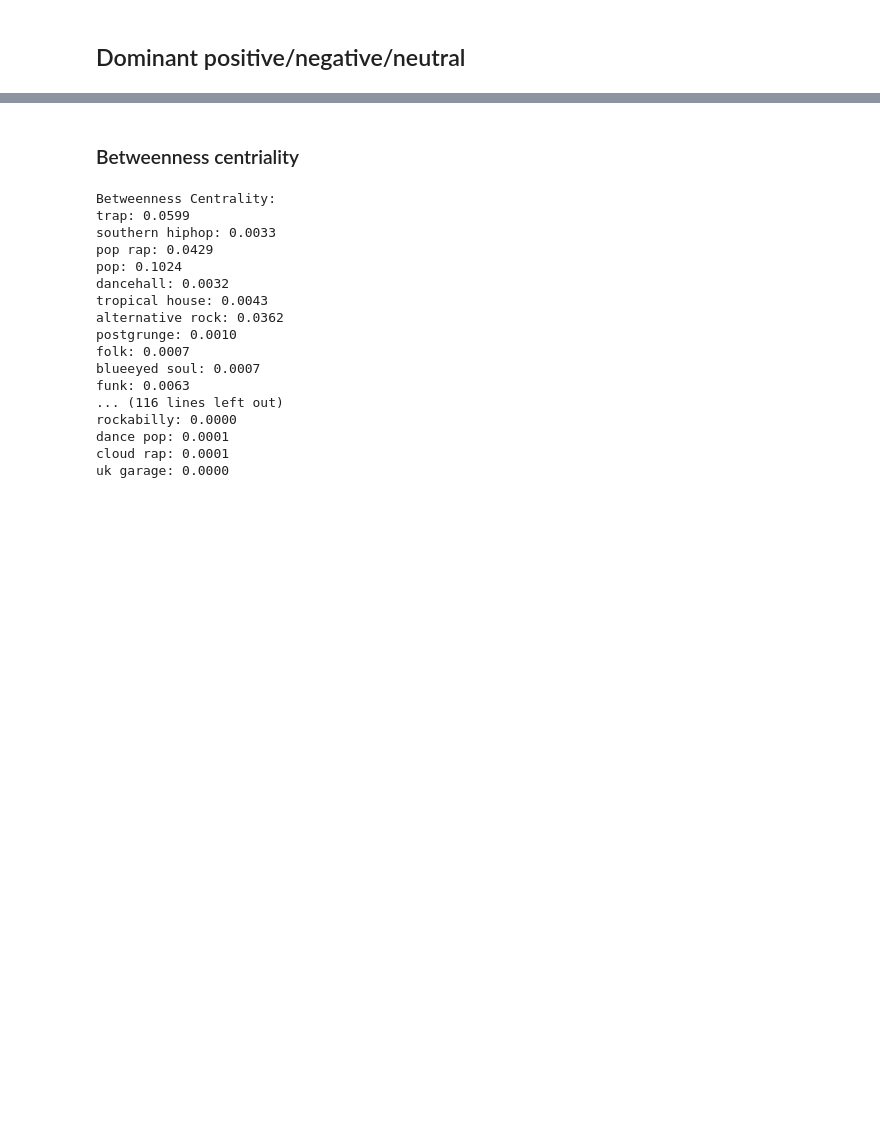
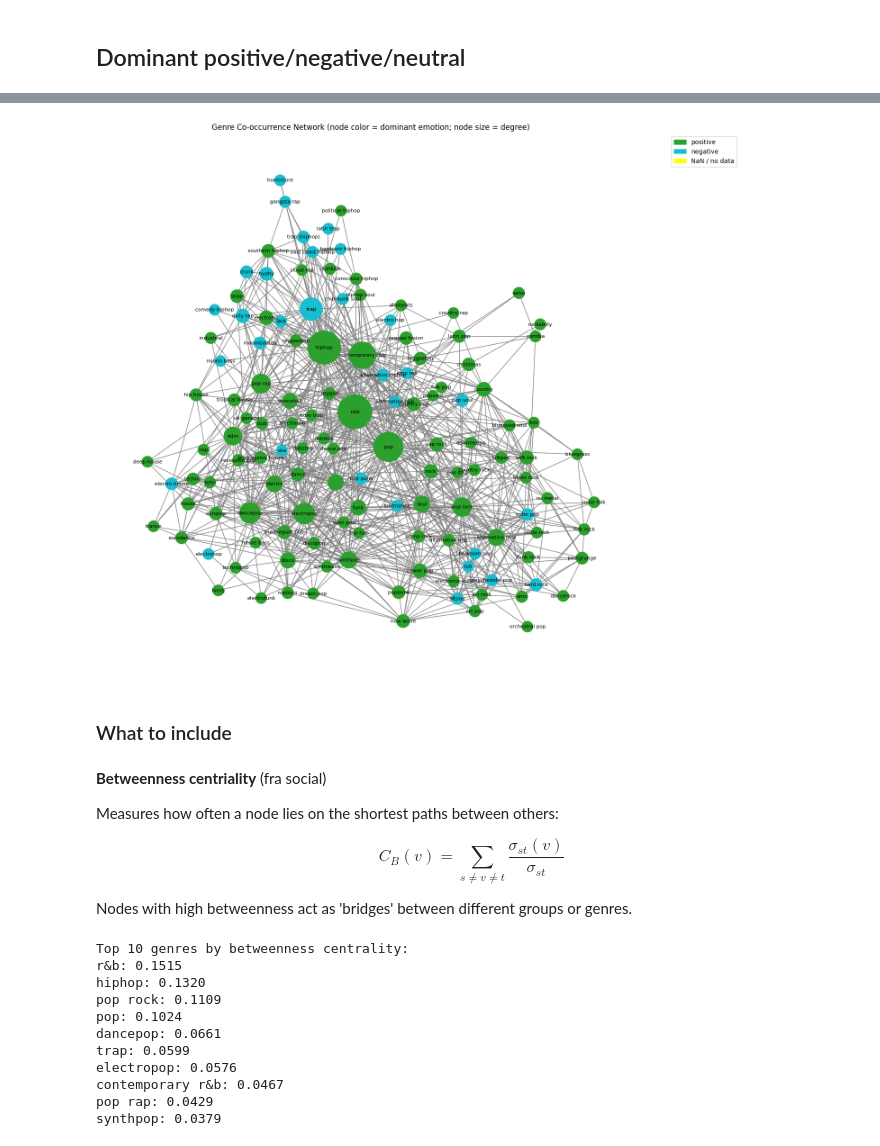
Before and after one commit to wkandersen/02807-computational-data-science, a Jupyter notebook: project_J.ipynb, the cells around one changed output, grey strips where cells are left out. Cells and saved outputs as stored; diff of their text form; code cells hidden in the pictures; blank space fills up the shorter version.

Commit message:
Centrality, modularity, communities osv.

```diff
--- a/project_J.ipynb
+++ b/project_J.ipynb
@@ -319,26 +250,68 @@ plt.show()
+# %%
+## Create graph with genres as nodes and links being the artist with both genres
+G_ps = nx.Graph()
+for genres in df_genres['genre']:
+    if len(genres) > 1:
+        for genre1, genre2 in itertools.combinations(genres, 2):
+            G_ps.add_edge(genre1, genre2, weight=G_ps.get_edge_data(genre1, genre2, {'weight': 0})['weight'] + 1)
+
+G_ps.remove_edges_from(nx.selfloop_edges(G_ps))
+
+# Map emotions to colors
+emotion_color_map = {
+    'positive':     '#2ca02c',
+    'negative':     '#17becf'
+}
+
+# Get node colors based on dominant emotion
+node_colors = []
+for node in G_ps.nodes():
+    dom = df_emotions_by_genre.loc[df_emotions_by_genre['genre'] == node, 'sentiment']
+    node_colors.append(emotion_color_map.get(dom.iloc[0], 'yellow') if not dom.empty and pd.notna(dom.iloc[0]) else 'yellow')
+
+# Compute scaled node sizes from weighted degree
+deg_vals = np.array([d for _, d in G_ps.degree(weight='weight')])
+node_sizes = (300 + (deg_vals - deg_vals.min()) / (deg_vals.max() - deg_vals.min() + 1e-10) * 2700).tolist()
+
+# Draw the graph
+plt.figure(figsize=(12, 12))
+pos = nx.forceatlas2_layout(G_ps, max_iter=1000, seed=42)
+nx.draw(G_ps, pos, with_labels=True, node_size=node_sizes, node_color=node_colors,
+        font_size=8, edge_color="gray")
+
+patches = [mpatches.Patch(color=c, label=e) for e, c in emotion_color_map.items()]
+patches.append(mpatches.Patch(color='yellow', label='NaN / no data'))
+plt.legend(handles=patches, bbox_to_anchor=(1.05, 1), loc='upper left')
+plt.title("Genre Co-occurrence Network (node color = dominant emotion; node size = degree)")
+plt.show()
+# %% [output]
+[figure, added]
+# %% [markdown]
+### What to include
 # %% [markdown]
-### Betweenness centriality
+__Betweenness centriality__ (fra social)
+
+Measures how often a node lies on the shortest paths between others:
+
+$$C_B(v) = \sum_{s \neq v \neq t} \frac{\sigma_{st}(v)}{\sigma_{st}}$$
+
+Nodes with high betweenness act as 'bridges' between different groups or genres.
 # %%
 ## Betweenness centrality
 betweenness = nx.betweenness_centrality(G)
-print("Betweenness Centrality:")
-for genre, centrality in betweenness.items():
+sorted_betweenness = sorted(betweenness.items(), key=lambda x: x[1], reverse=True)
+print("Top 10 genres by betweenness centrality:")
+for genre, centrality in sorted_betweenness[:10]:
     print(f"{genre}: {centrality:.4f}")
 # %% [output]
-Betweenness Centrality:
+Top 10 genres by betweenness centrality:
+r&b: 0.1515
+hiphop: 0.1320
+pop rock: 0.1109
+pop: 0.1024
+dancepop: 0.0661
 trap: 0.0599
-southern hiphop: 0.0033
+electropop: 0.0576
+contemporary r&b: 0.0467
 pop rap: 0.0429
-pop: 0.1024
-dancehall: 0.0032
-tropical house: 0.0043
-alternative rock: 0.0362
-postgrunge: 0.0010
-folk: 0.0007
-blueeyed soul: 0.0007
-funk: 0.0063
-... (116 lines left out)
-rockabilly: 0.0000
-dance pop: 0.0001
-cloud rap: 0.0001
-uk garage: 0.0000
+synthpop: 0.0379
```
Also changed, not shown: parts of 18 cells of this notebook.
